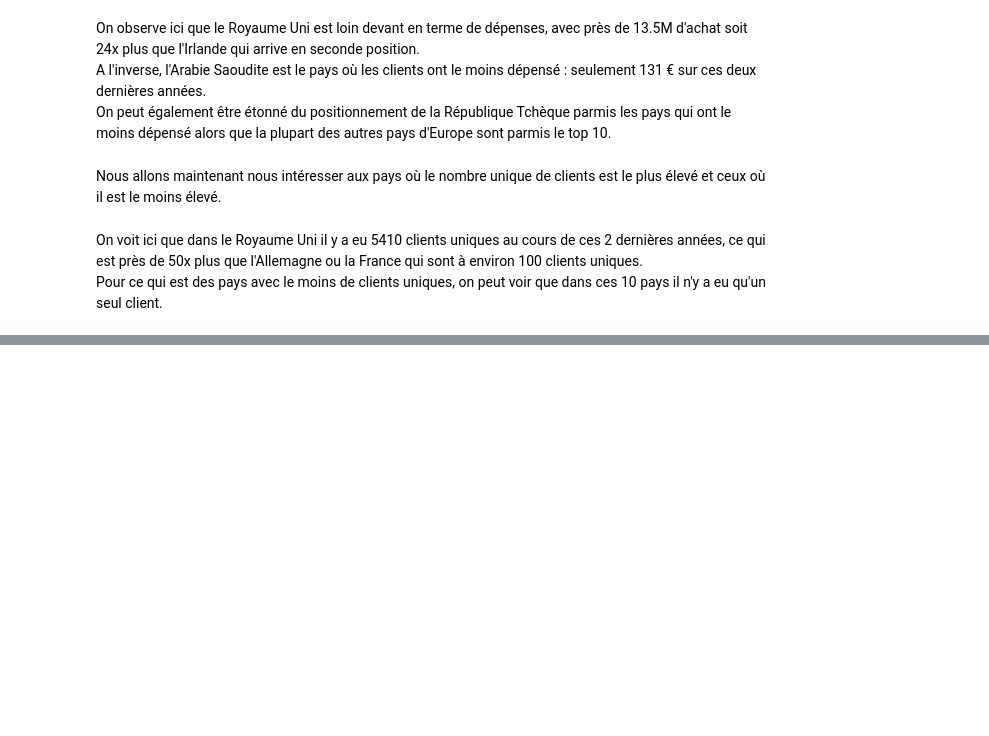
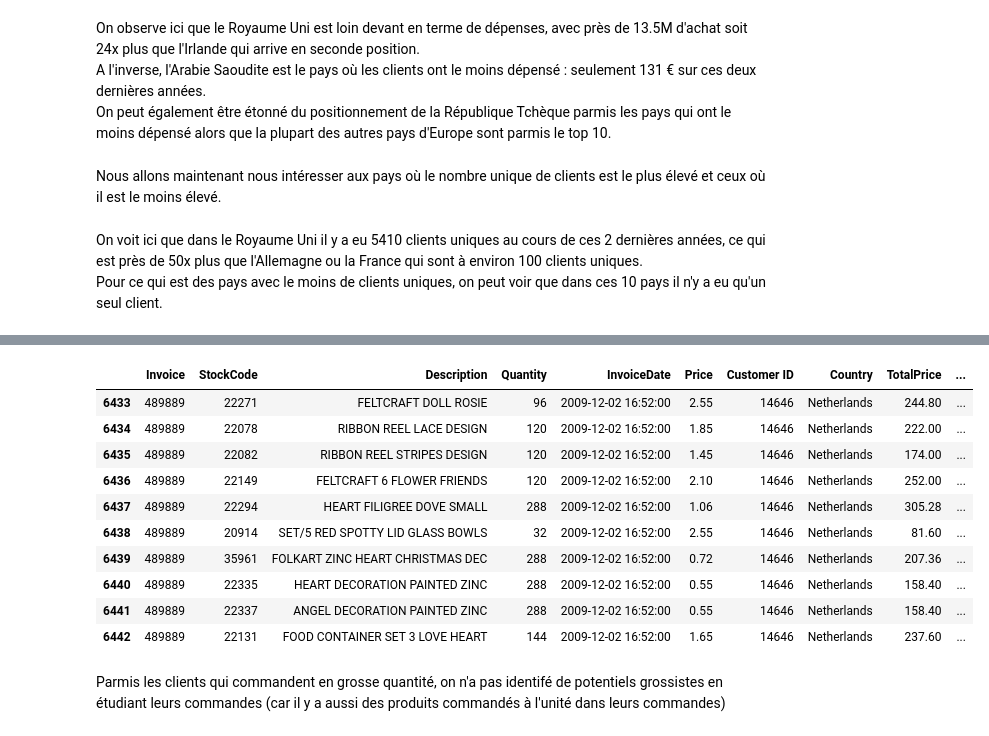
Before and after one commit to Shadume/Online_Retail-Customer_segmentation, a Jupyter notebook: analyse.ipynb, the cells around one changed output, grey strips where cells are left out. Cells and saved outputs as stored; diff of their text form; code cells hidden in the pictures; blank space fills up the shorter version.

Commit message:
identification de grossistes

```diff
--- a/analyse.ipynb
+++ b/analyse.ipynb
@@ -393,0 +504,20 @@ Pour ce qui est des pays avec le moins de clients uniques, on peut voir que dans
+# %%
+# pd.set_option('display.max_rows', None)
+
+customer_id = 14646
+customer_data = df[df['Customer ID'] == customer_id]
+customer_data.head(10)
+# %% [output]
+|  | Invoice | StockCode | Description | Quantity | InvoiceDate | Price | Customer ID | Country | TotalPrice | ... |
+| 6433 | 489889 | 22271 | FELTCRAFT DOLL ROSIE | 96 | 2009-12-02 16:52:00 | 2.55 | 14646 | Netherlands | 244.80 | ... |
+| 6434 | 489889 | 22078 | RIBBON REEL LACE DESIGN | 120 | 2009-12-02 16:52:00 | 1.85 | 14646 | Netherlands | 222.00 | ... |
+| 6435 | 489889 | 22082 | RIBBON REEL STRIPES DESIGN | 120 | 2009-12-02 16:52:00 | 1.45 | 14646 | Netherlands | 174.00 | ... |
+| 6436 | 489889 | 22149 | FELTCRAFT 6 FLOWER FRIENDS | 120 | 2009-12-02 16:52:00 | 2.10 | 14646 | Netherlands | 252.00 | ... |
+| 6437 | 489889 | 22294 | HEART FILIGREE DOVE SMALL | 288 | 2009-12-02 16:52:00 | 1.06 | 14646 | Netherlands | 305.28 | ... |
+| 6438 | 489889 | 20914 | SET/5 RED SPOTTY LID GLASS BOWLS | 32 | 2009-12-02 16:52:00 | 2.55 | 14646 | Netherlands | 81.60 | ... |
+| 6439 | 489889 | 35961 | FOLKART ZINC HEART CHRISTMAS DEC | 288 | 2009-12-02 16:52:00 | 0.72 | 14646 | Netherlands | 207.36 | ... |
+| 6440 | 489889 | 22335 | HEART DECORATION PAINTED ZINC | 288 | 2009-12-02 16:52:00 | 0.55 | 14646 | Netherlands | 158.40 | ... |
+| 6441 | 489889 | 22337 | ANGEL DECORATION PAINTED ZINC | 288 | 2009-12-02 16:52:00 | 0.55 | 14646 | Netherlands | 158.40 | ... |
+| 6442 | 489889 | 22131 | FOOD CONTAINER SET 3 LOVE HEART | 144 | 2009-12-02 16:52:00 | 1.65 | 14646 | Netherlands | 237.60 | ... |
+# %% [markdown]
+Parmis les clients qui commandent en grosse quantité, on n'a pas identifé de potentiels grossistes en étudiant leurs commandes (car il y a aussi des produits commandés à l'unité dans leurs commandes)
```
Also changed, not shown: parts of 14 cells of this notebook, 1 other file.
